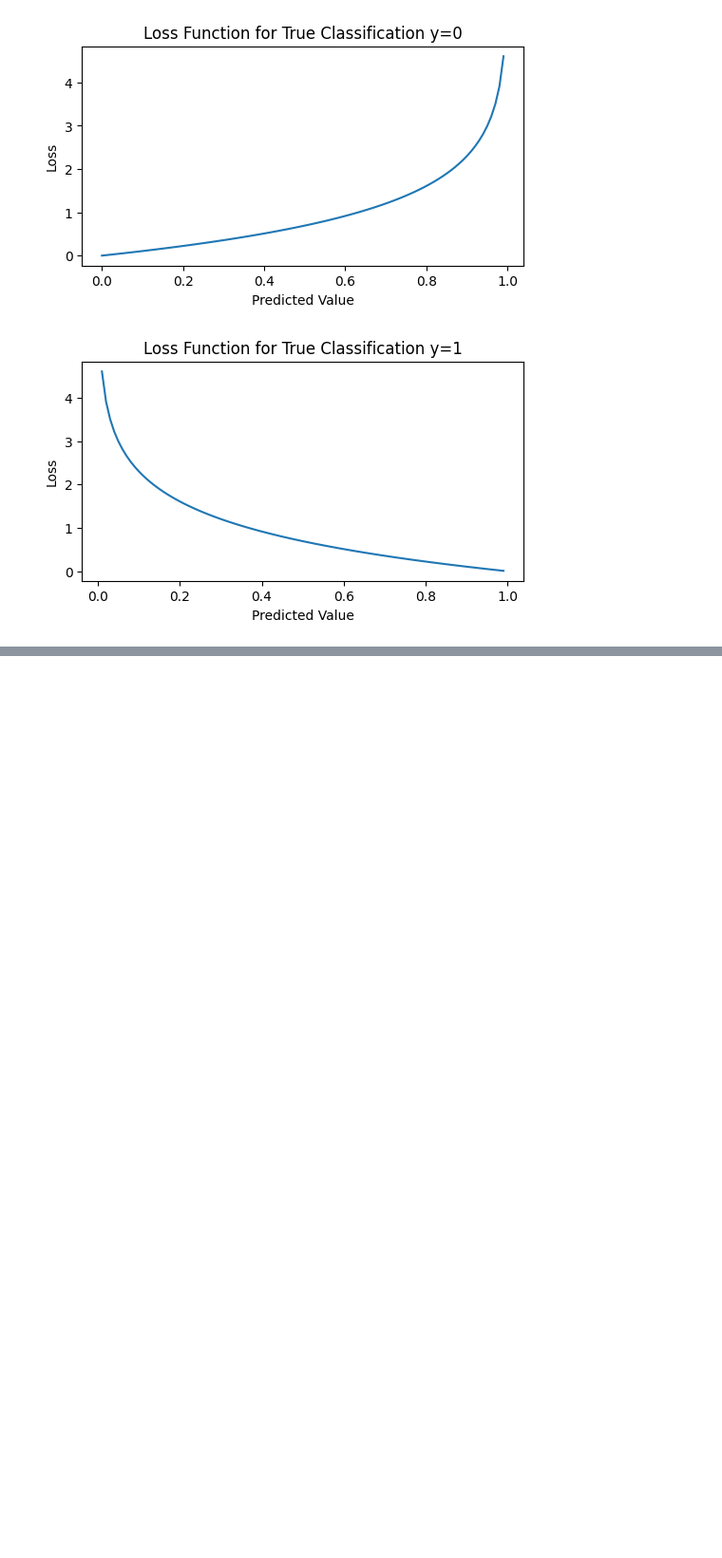
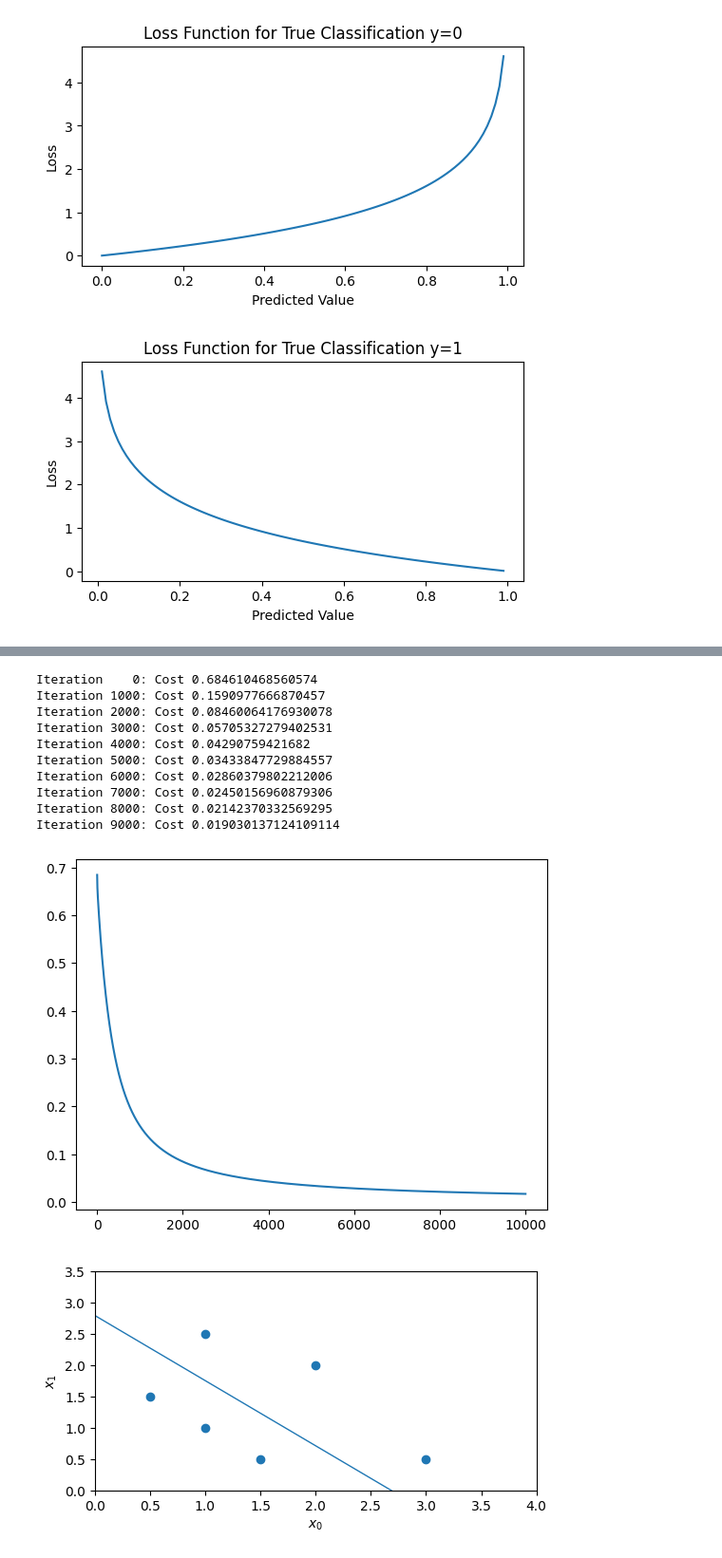
Before and after one commit to TylerWortley/machine-learning-practice, a Jupyter notebook: Supervised-ML-Regression-and-Classification/logistic_regression.ipynb, the cells around one changed output, grey strips where cells are left out. Shown at 95% size. Saved outputs shown, nothing was run; the diff lists cells and outputs as text; code cells hidden in the pictures; blank space fills up the shorter version.

```diff
--- a/Supervised-ML-Regression-and-Classification/logistic_regression.ipynb
+++ b/Supervised-ML-Regression-and-Classification/logistic_regression.ipynb
@@ -68,0 +139,58 @@ Y_train = np.array([0, 0, 0, 1, 1, 1])
+# %%
+def gradient_descent(X, y, w_initial, b_initial, alpha, num_iters):
+    loss_history = []
+    w = copy.deepcopy(w_initial) # avoid modifying global weight within function
+    b = b_initial
+
+    for i in range(num_iters):
+
+        dj_db, dj_dw = compute_gradient_logistic(X, y, w, b)
+
+        # Parameter updates
+        w = w - alpha * dj_dw
+        b = b - alpha * dj_db
+
+        if i<100000:
+            loss_history.append(compute_cost_logistic(X, y, w, b))
+
+        if i% math.ceil(num_iters / 10) == 0:
+            print(f"Iteration: {i:4d}, Cost: {loss_history[-1]}")
+
+    return w, b, loss_history
+# %%
+w_tmp = np.zeros_like(X_train[0])
+b_tmp = 0.
+alpha = 0.1
+iters = 10000
+
+w_out, b_out, training_history = gradient_descent(X_train, Y_train, w_tmp, b_tmp, alpha, iters)
+
+# plot training history
+x_hist = np.arange(0, iters)
+plt.plot(x_hist, training_history)
+
+# plot results
+fig, ax = plt.subplots(1, 1, figsize=(6,3))
+ax.set_xlabel(r'$x_0$')
+ax.set_ylabel(r'$x_1$')
+ax.axis([0, 4, 0, 3.5])
+ax.scatter(X_train[:,0], X_train[:,1])
+
+# plot decisioj boundary
+x0 = -b_out/w_out[0]
+x1 = -b_out/w_out[1]
+ax.plot([0, x0], [x1, 0], lw = 1)
+plt.show()
+# %% [output]
+Iteration    0: Cost 0.684610468560574
+Iteration 1000: Cost 0.1590977666870457
+Iteration 2000: Cost 0.08460064176930078
+Iteration 3000: Cost 0.05705327279402531
+Iteration 4000: Cost 0.04290759421682
+Iteration 5000: Cost 0.03433847729884557
+Iteration 6000: Cost 0.02860379802212006
+Iteration 7000: Cost 0.02450156960879306
+Iteration 8000: Cost 0.02142370332569295
+Iteration 9000: Cost 0.019030137124109114
+[figure, added]
+[figure, added]
```
Also changed, not shown: parts of 9 cells of this notebook.
